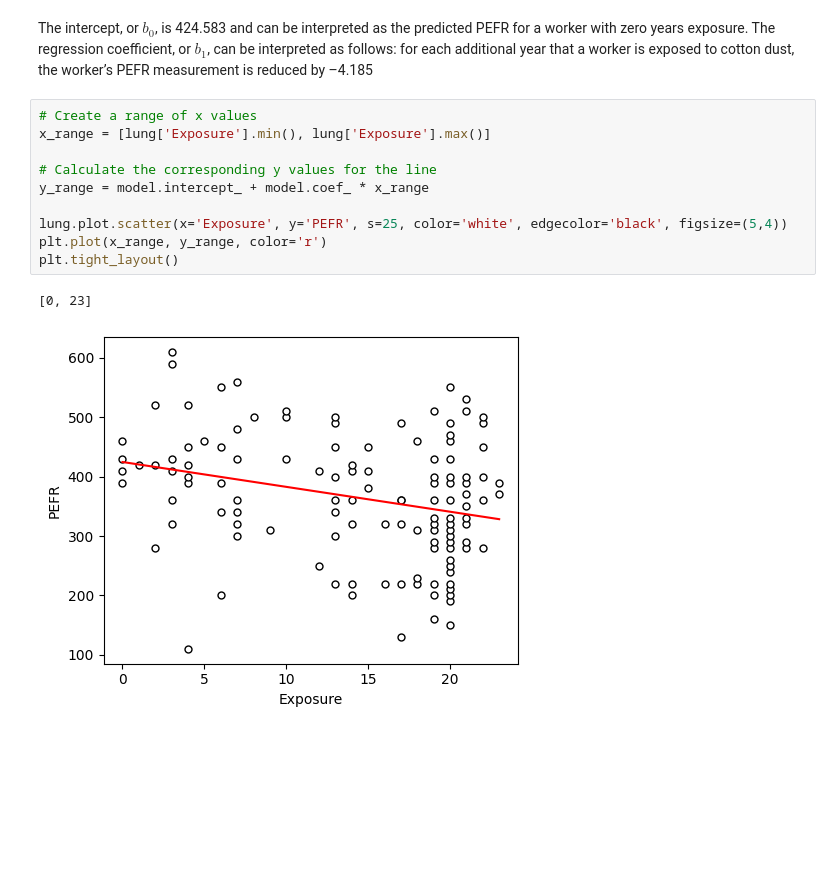
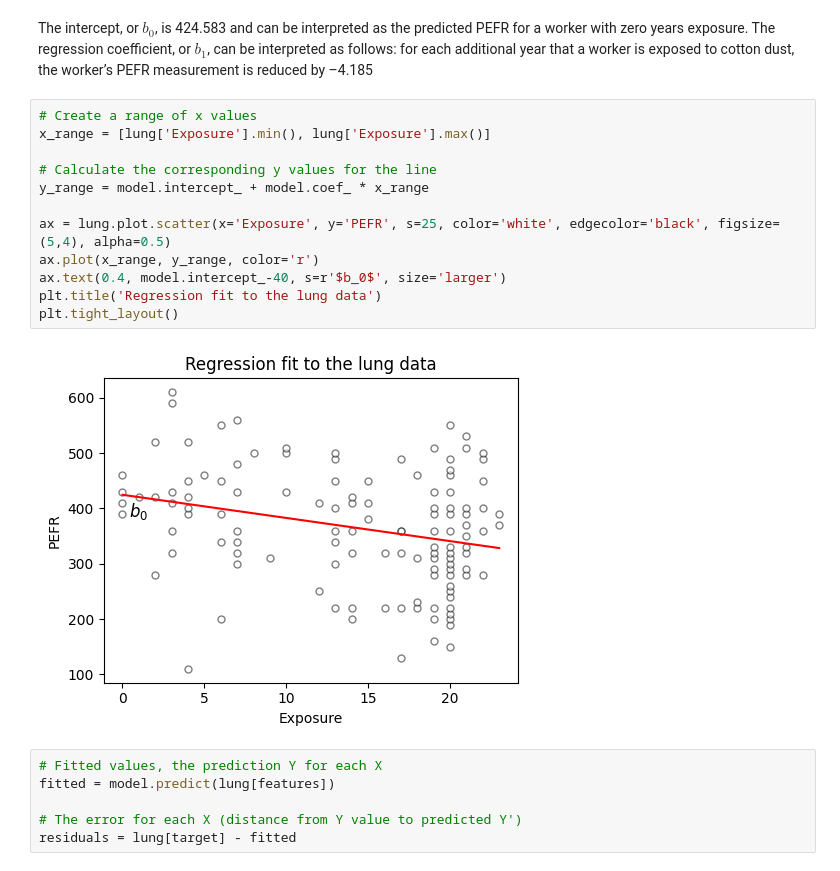
Before and after one commit to matuneville/practical-statistics-book, a Jupyter notebook: src/04-Regression_&_Prediction/chapter_04_py.ipynb, the cells around one changed output. Saved outputs shown, nothing was run; the diff lists cells and outputs as text; blank space fills up the shorter version.

Commit message:
chapter 04 - regression

```diff
--- a/src/04-Regression_&_Prediction/chapter_04_py.ipynb
+++ b/src/04-Regression_&_Prediction/chapter_04_py.ipynb
@@ -38,13 +42,20 @@ The intercept, or $b_0$, is 424.583 and can be interpreted as the predicted PEFR
 # %%
 # Create a range of x values
 x_range = [lung['Exposure'].min(), lung['Exposure'].max()]
 
 # Calculate the corresponding y values for the line
 y_range = model.intercept_ + model.coef_ * x_range
 
-lung.plot.scatter(x='Exposure', y='PEFR', s=25, color='white', edgecolor='black', figsize=(5,4))
-plt.plot(x_range, y_range, color='r')
+ax = lung.plot.scatter(x='Exposure', y='PEFR', s=25, color='white', edgecolor='black', figsize=(5,4), alpha=0.5)
+ax.plot(x_range, y_range, color='r')
+ax.text(0.4, model.intercept_-40, s=r'$b_0$', size='larger')
+plt.title('Regression fit to the lung data')
 plt.tight_layout()
 # %% [output]
-[0, 23]
-[figure, old version]
+[figure, new version]
+# %%
+# Fitted values, the prediction Y for each X
+fitted = model.predict(lung[features])
+
+# The error for each X (distance from Y value to predicted Y')
+residuals = lung[target] - fitted
```
Also changed, not shown: parts of 4 cells of this notebook.
